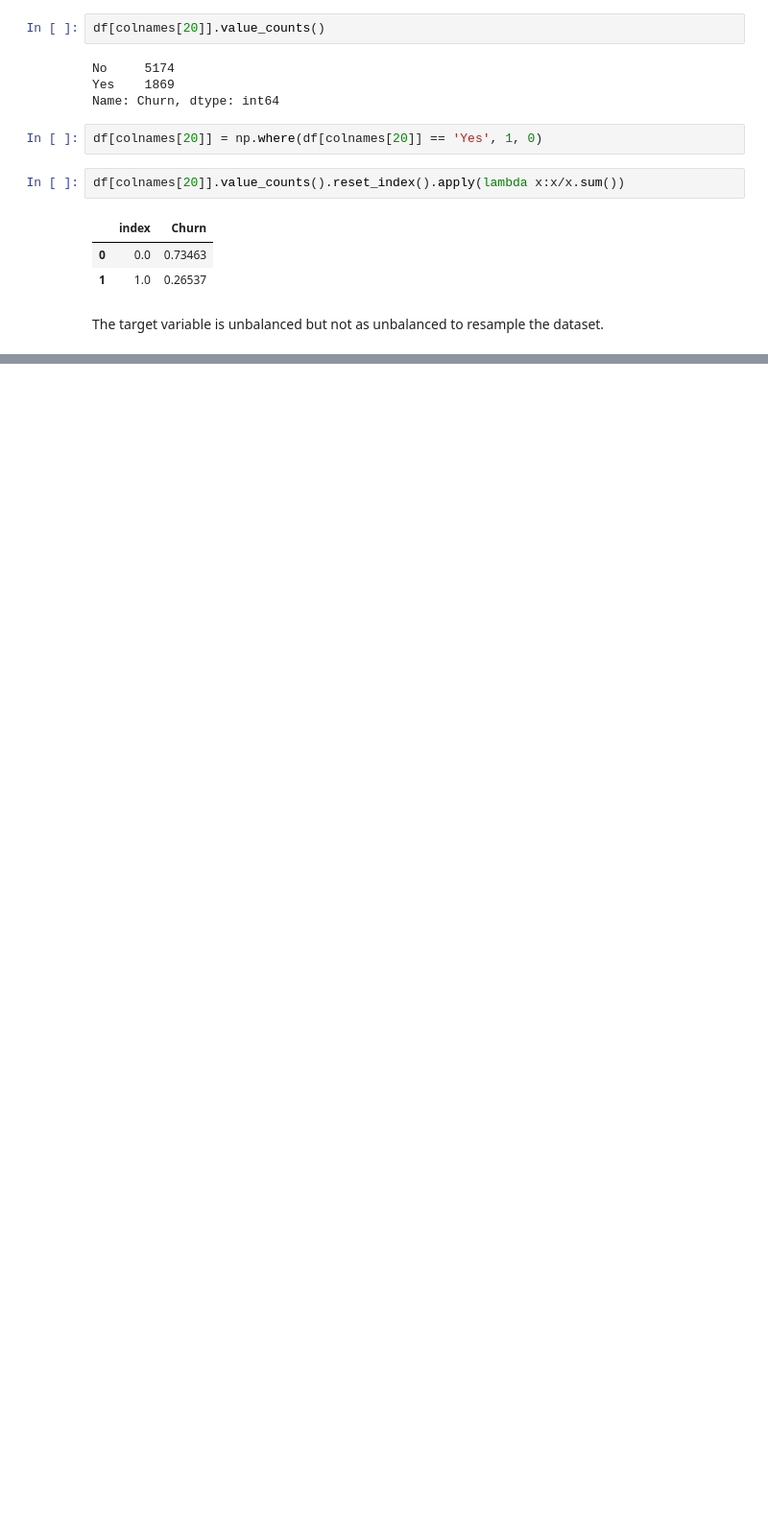
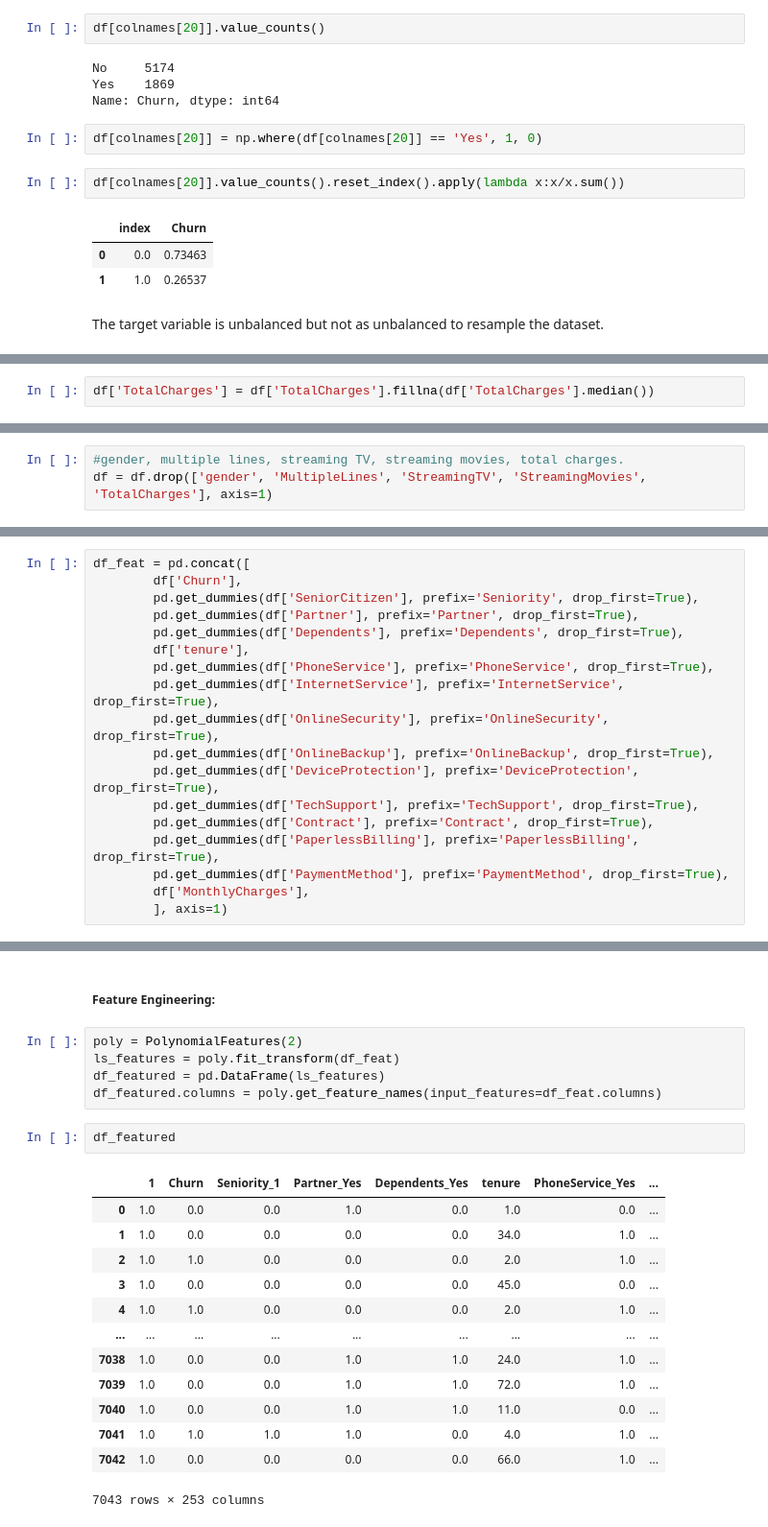
Before and after one commit to manugaco/use_cases, a Jupyter notebook: Customers_Churn_Prediction/Supervised_SL_Churn_prediction.ipynb, the cells around one changed output, grey strips where cells are left out. Shown at 96% size. Cells and saved outputs as stored; diff of their text form; blank space fills up the shorter version.

Commit message:
Churn rate multivariate EDA and modelling table

```diff
--- a/Customers_Churn_Prediction/Supervised_SL_Churn_prediction.ipynb
+++ b/Customers_Churn_Prediction/Supervised_SL_Churn_prediction.ipynb
@@ -617,0 +642,2 @@ The target variable is unbalanced but not as unbalanced to resample the dataset.
+# %%
+df['TotalCharges'] = df['TotalCharges'].fillna(df['TotalCharges'].median())
@@ -617,0 +666,3 @@ The target variable is unbalanced but not as unbalanced to resample the dataset.
+# %%
+#gender, multiple lines, streaming TV, streaming movies, total charges.
+df = df.drop(['gender', 'MultipleLines', 'StreamingTV', 'StreamingMovies', 'TotalCharges'], axis=1)
@@ -617,0 +671,18 @@ The target variable is unbalanced but not as unbalanced to resample the dataset.
+# %%
+df_feat = pd.concat([
+        df['Churn'],
+        pd.get_dummies(df['SeniorCitizen'], prefix='Seniority', drop_first=True),
+        pd.get_dummies(df['Partner'], prefix='Partner', drop_first=True),
+        pd.get_dummies(df['Dependents'], prefix='Dependents', drop_first=True),
+        df['tenure'],
+        pd.get_dummies(df['PhoneService'], prefix='PhoneService', drop_first=True),
+        pd.get_dummies(df['InternetService'], prefix='InternetService', drop_first=True),
+        pd.get_dummies(df['OnlineSecurity'], prefix='OnlineSecurity', drop_first=True),
+        pd.get_dummies(df['OnlineBackup'], prefix='OnlineBackup', drop_first=True),
+        pd.get_dummies(df['DeviceProtection'], prefix='DeviceProtection', drop_first=True),
+        pd.get_dummies(df['TechSupport'], prefix='TechSupport', drop_first=True),
+        pd.get_dummies(df['Contract'], prefix='Contract', drop_first=True),
+        pd.get_dummies(df['PaperlessBilling'], prefix='PaperlessBilling', drop_first=True),
+        pd.get_dummies(df['PaymentMethod'], prefix='PaymentMethod', drop_first=True),
+        df['MonthlyCharges'],
+        ], axis=1)
@@ -617,0 +700,23 @@ The target variable is unbalanced but not as unbalanced to resample the dataset.
+# %% [markdown]
+##### Feature Engineering:
+# %%
+poly = PolynomialFeatures(2)
+ls_features = poly.fit_transform(df_feat)
+df_featured = pd.DataFrame(ls_features)
+df_featured.columns = poly.get_feature_names(input_features=df_feat.columns)
+# %%
+df_featured
+# %% [output]
+|  | 1 | Churn | Seniority_1 | Partner_Yes | Dependents_Yes | tenure | PhoneService_Yes | ... |
+| 0 | 1.0 | 0.0 | 0.0 | 1.0 | 0.0 | 1.0 | 0.0 | ... |
+| 1 | 1.0 | 0.0 | 0.0 | 0.0 | 0.0 | 34.0 | 1.0 | ... |
+| 2 | 1.0 | 1.0 | 0.0 | 0.0 | 0.0 | 2.0 | 1.0 | ... |
+| 3 | 1.0 | 0.0 | 0.0 | 0.0 | 0.0 | 45.0 | 0.0 | ... |
+| 4 | 1.0 | 1.0 | 0.0 | 0.0 | 0.0 | 2.0 | 1.0 | ... |
+| ... | ... | ... | ... | ... | ... | ... | ... | ... |
+| 7038 | 1.0 | 0.0 | 0.0 | 1.0 | 1.0 | 24.0 | 1.0 | ... |
+| 7039 | 1.0 | 0.0 | 0.0 | 1.0 | 1.0 | 72.0 | 1.0 | ... |
+| 7040 | 1.0 | 0.0 | 0.0 | 1.0 | 1.0 | 11.0 | 0.0 | ... |
+| 7041 | 1.0 | 1.0 | 1.0 | 1.0 | 0.0 | 4.0 | 1.0 | ... |
+| 7042 | 1.0 | 0.0 | 0.0 | 0.0 | 0.0 | 66.0 | 1.0 | ... |
+7043 rows × 253 columns
```
Also changed, not shown: parts of 12 cells of this notebook.
